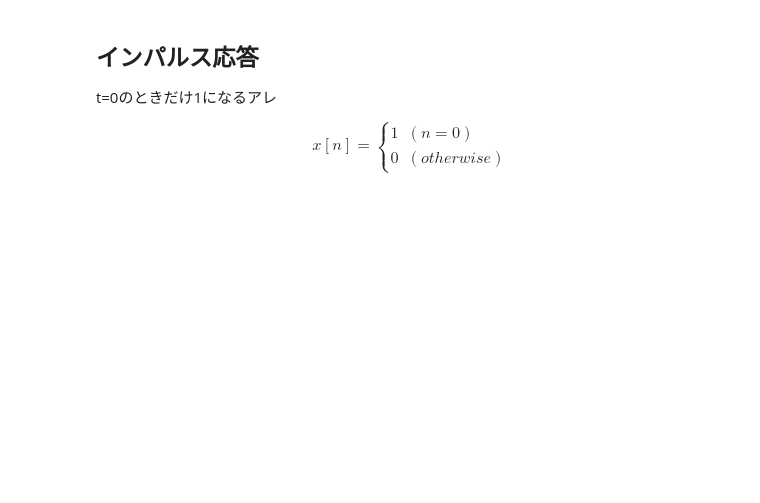
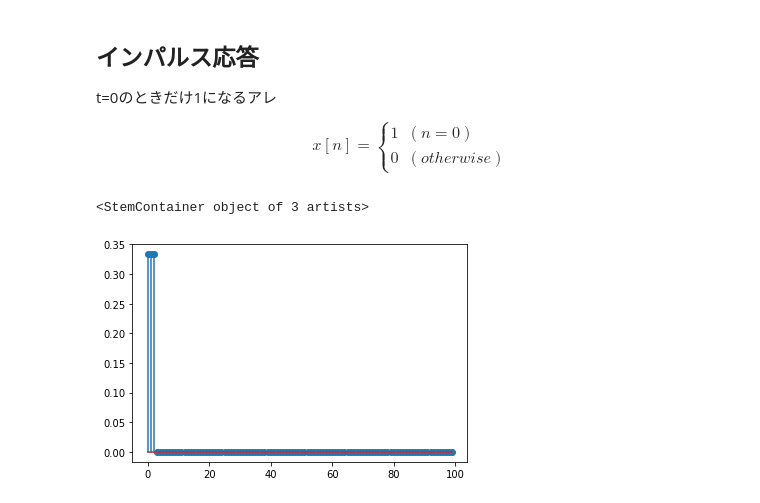
Before and after one commit to fumuumuf/train-dsp, a Jupyter notebook: work/chap04/4章.ipynb, the cells around one changed output. Drawn from its saved outputs; the diff is of its cells as text; code cells hidden in the pictures; blank space fills up the shorter version.

```diff
--- a/work/chap04/4章.ipynb
+++ b/work/chap04/4章.ipynb
@@ -105,3 +105,12 @@ $$
 # %%
 imp = np.zeros((1024,))
 imp[0] =  1
+
+h= np.ones((3,))/3
+
+# 畳み込みでインパルス応答を作成
+h_imp = np.convolve(h, imp)
+plt.stem(h_imp[:100])
+# %% [output]
+<StemContainer object of 3 artists>
+[figure, added]
```
Also changed, not shown: parts of 7 cells of this notebook, 2 other files.
